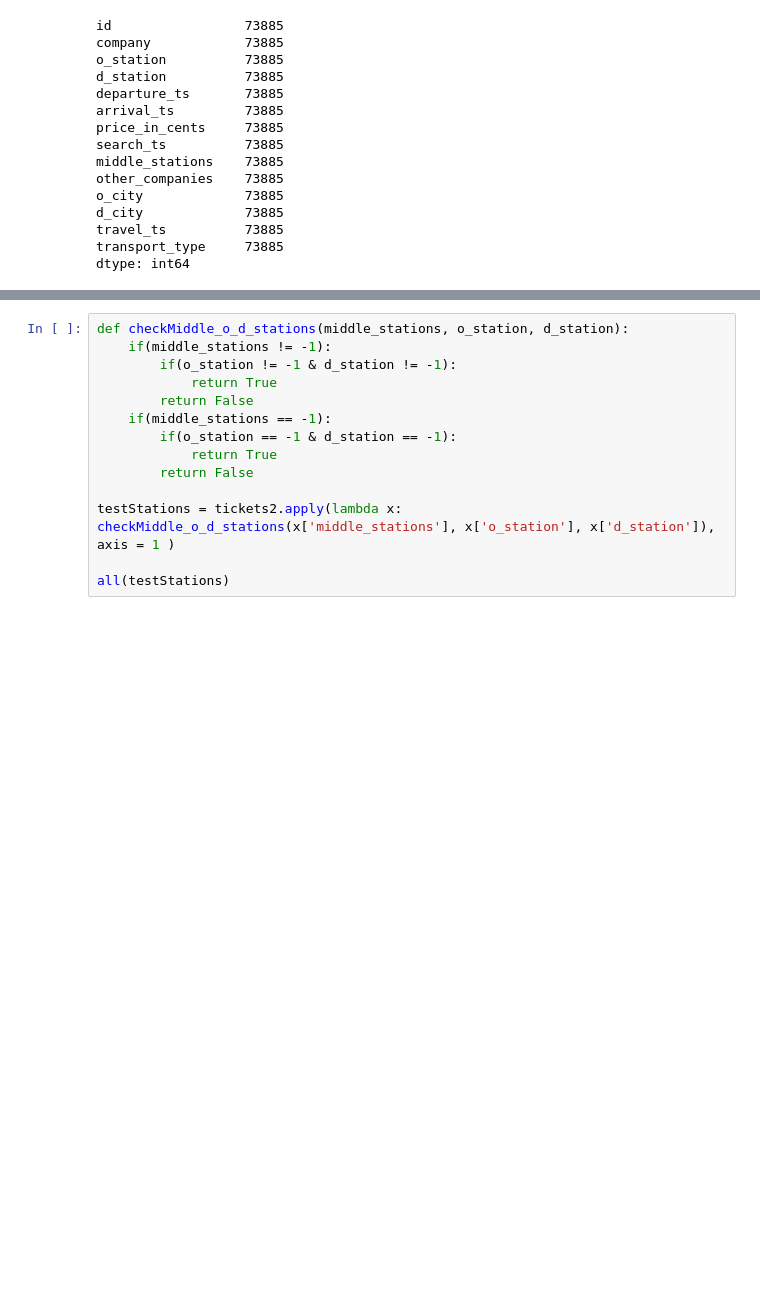
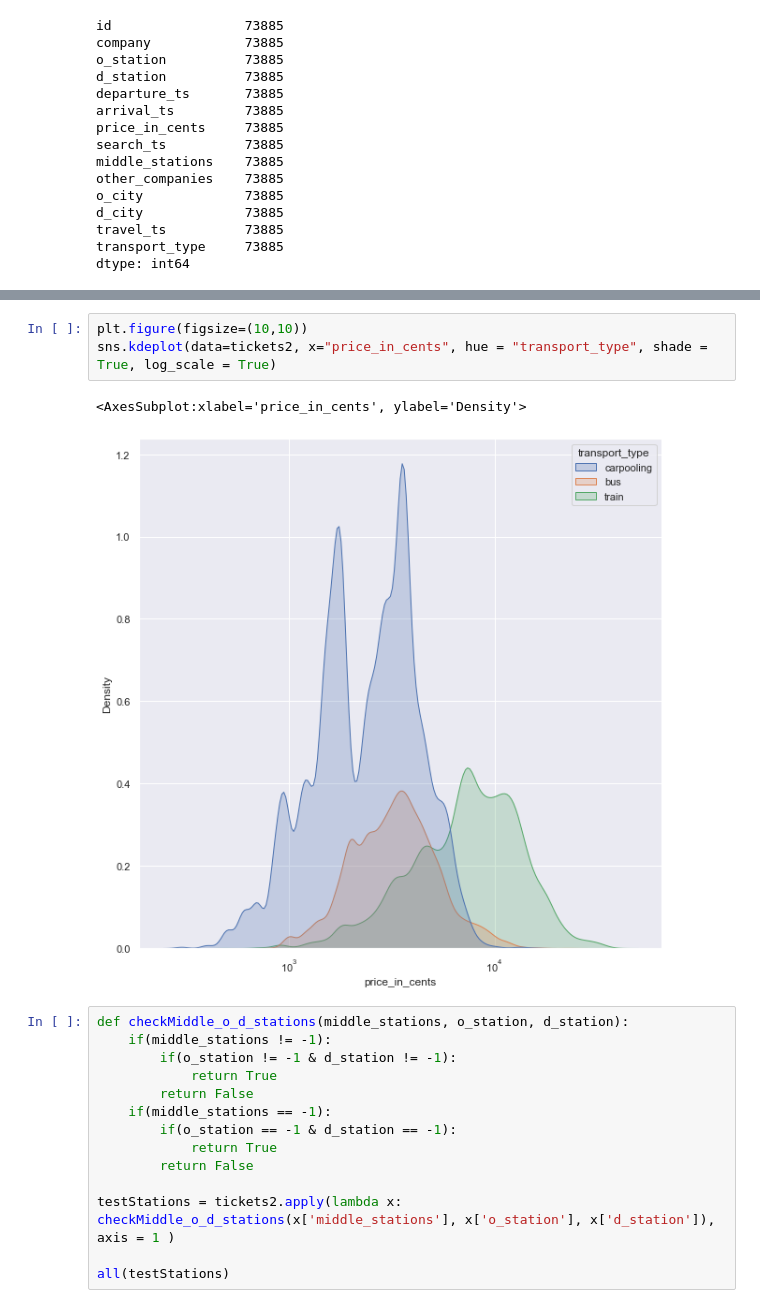
Before and after one commit to vinsJ/Tictactrip, a Jupyter notebook: DATA@DEBANDE-VINCENT.ipynb, the cells around one changed output, grey strips where cells are left out. Drawn from its saved outputs; the diff is of its cells as text; blank space fills up the shorter version.

```diff
--- a/DATA@DEBANDE-VINCENT.ipynb
+++ b/DATA@DEBANDE-VINCENT.ipynb
@@ -405,3 +468,9 @@ We can the in the preview of the dataframe that every time a row hasn't 'middle_
+# %%
+plt.figure(figsize=(10,10))
+sns.kdeplot(data=tickets2, x="price_in_cents", hue = "transport_type", shade = True, log_scale = True)
+# %% [output]
+<AxesSubplot:xlabel='price_in_cents', ylabel='Density'>
+[figure, added]
 # %%
 def checkMiddle_o_d_stations(middle_stations, o_station, d_station):
     if(middle_stations != -1):
```
Also changed, not shown: parts of 25 cells of this notebook.
